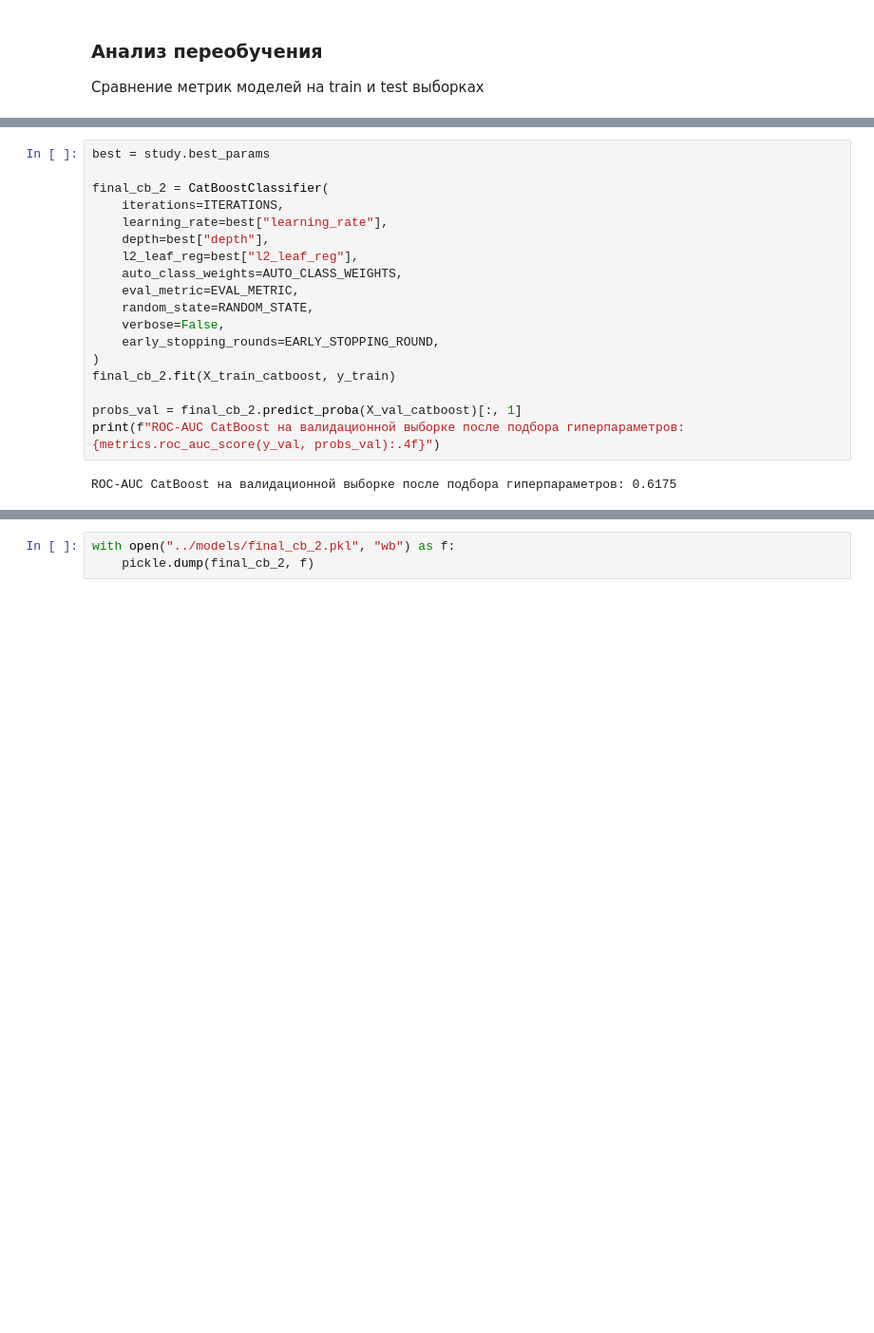
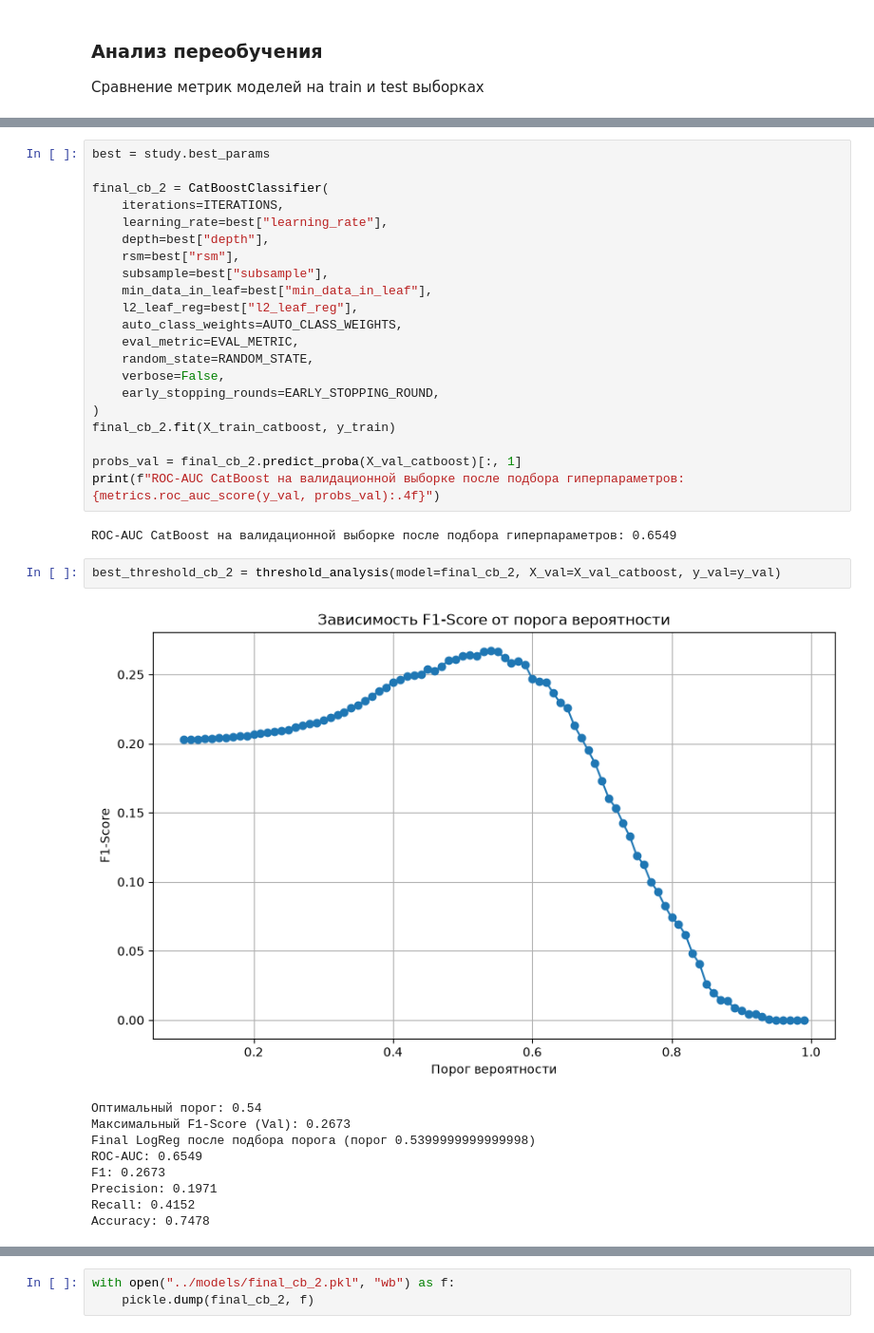
Before and after one commit to AlexanderSh11/diabetes-research, a Jupyter notebook: notebooks/model_training.ipynb, the cells around one changed output, grey strips where cells are left out. Shown at 95% size. Saved outputs shown, nothing was run; the diff lists cells and outputs as text; blank space fills up the shorter version.

```diff
--- a/notebooks/model_training.ipynb
+++ b/notebooks/model_training.ipynb
@@ -502,6 +540,9 @@ final_cb_2 = CatBoostClassifier(
     iterations=ITERATIONS,
     learning_rate=best["learning_rate"],
     depth=best["depth"],
+    rsm=best["rsm"],
+    subsample=best["subsample"],
+    min_data_in_leaf=best["min_data_in_leaf"],
     l2_leaf_reg=best["l2_leaf_reg"],
     auto_class_weights=AUTO_CLASS_WEIGHTS,
     eval_metric=EVAL_METRIC,
@@ -514,4 +555,16 @@ final_cb_2.fit(X_train_catboost, y_train)
 probs_val = final_cb_2.predict_proba(X_val_catboost)[:, 1]
 print(f"ROC-AUC CatBoost на валидационной выборке после подбора гиперпараметров: {metrics.roc_auc_score(y_val, probs_val):.4f}")
 # %% [output]
-ROC-AUC CatBoost на валидационной выборке после подбора гиперпараметров: 0.6175
+ROC-AUC CatBoost на валидационной выборке после подбора гиперпараметров: 0.6549
+# %%
+best_threshold_cb_2 = threshold_analysis(model=final_cb_2, X_val=X_val_catboost, y_val=y_val)
+# %% [output]
+[figure, added]
+Оптимальный порог: 0.54
+Максимальный F1-Score (Val): 0.2673
+Final LogReg после подбора порога (порог 0.5399999999999998)
+ROC-AUC: 0.6549
+F1: 0.2673
+Precision: 0.1971
+Recall: 0.4152
+Accuracy: 0.7478
```
Also changed, not shown: parts of 22 cells of this notebook, 3 other files.
